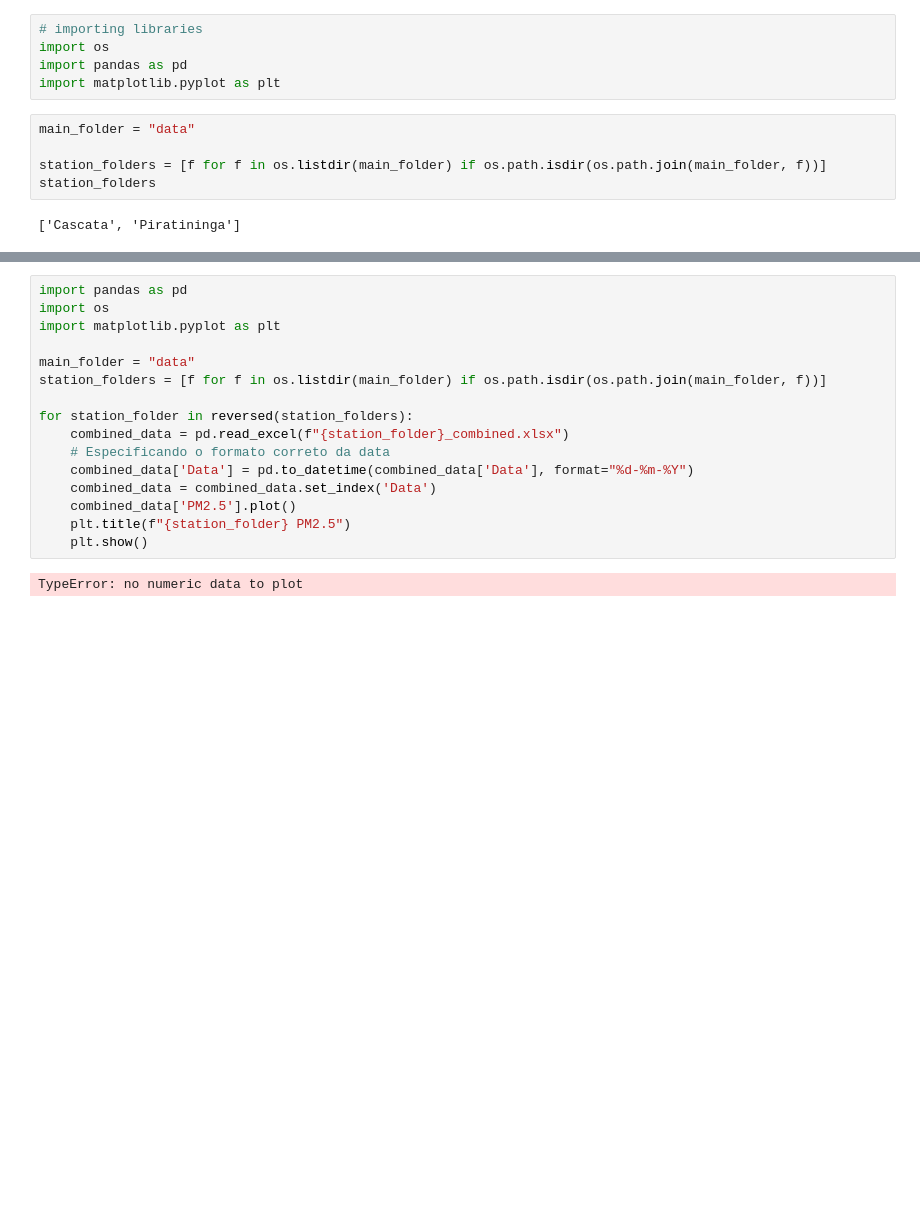
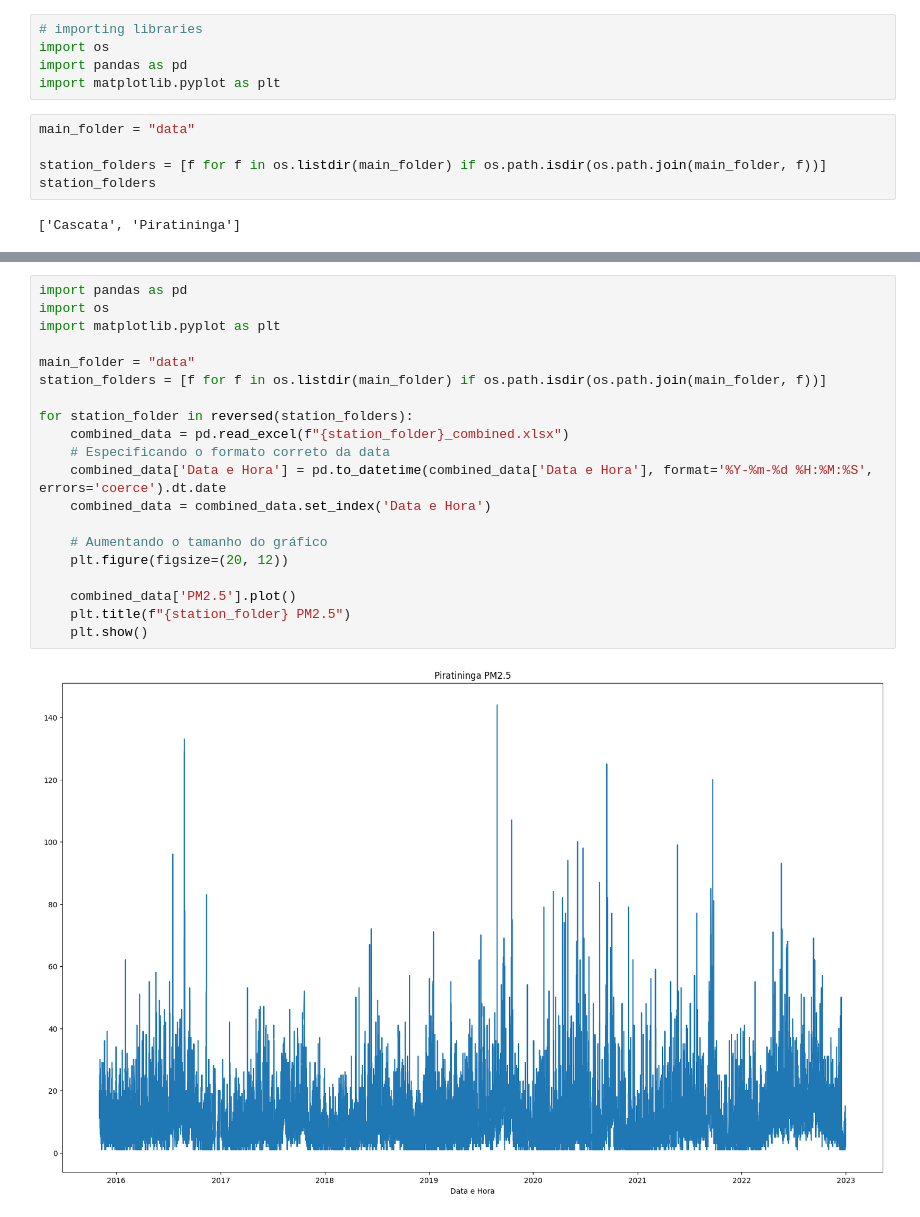
Before and after one commit to DanielPortes/pm25-plots, a Jupyter notebook: main.ipynb, the cells around one changed output, grey strips where cells are left out. Saved outputs shown, nothing was run; the diff lists cells and outputs as text; blank space fills up the shorter version.

Commit message:
plots

```diff
--- a/main.ipynb
+++ b/main.ipynb
@@ -98,18 +134,22 @@ for station_folder in station_folders:
 # %%
 import pandas as pd
 import os
 import matplotlib.pyplot as plt
 
 main_folder = "data"
 station_folders = [f for f in os.listdir(main_folder) if os.path.isdir(os.path.join(main_folder, f))]
 
 for station_folder in reversed(station_folders):
     combined_data = pd.read_excel(f"{station_folder}_combined.xlsx")
     # Especificando o formato correto da data
-    combined_data['Data'] = pd.to_datetime(combined_data['Data'], format="%d-%m-%Y")
-    combined_data = combined_data.set_index('Data')
+    combined_data['Data e Hora'] = pd.to_datetime(combined_data['Data e Hora'], format='%Y-%m-%d %H:%M:%S', errors='coerce').dt.date
+    combined_data = combined_data.set_index('Data e Hora')
+
+    # Aumentando o tamanho do gráfico
+    plt.figure(figsize=(20, 12))
+
     combined_data['PM2.5'].plot()
     plt.title(f"{station_folder} PM2.5")
     plt.show()
 # %% [output]
-TypeError: no numeric data to plot
+[figure, added]
```
Also changed, not shown: parts of 2 cells of this notebook, 3 other files.
